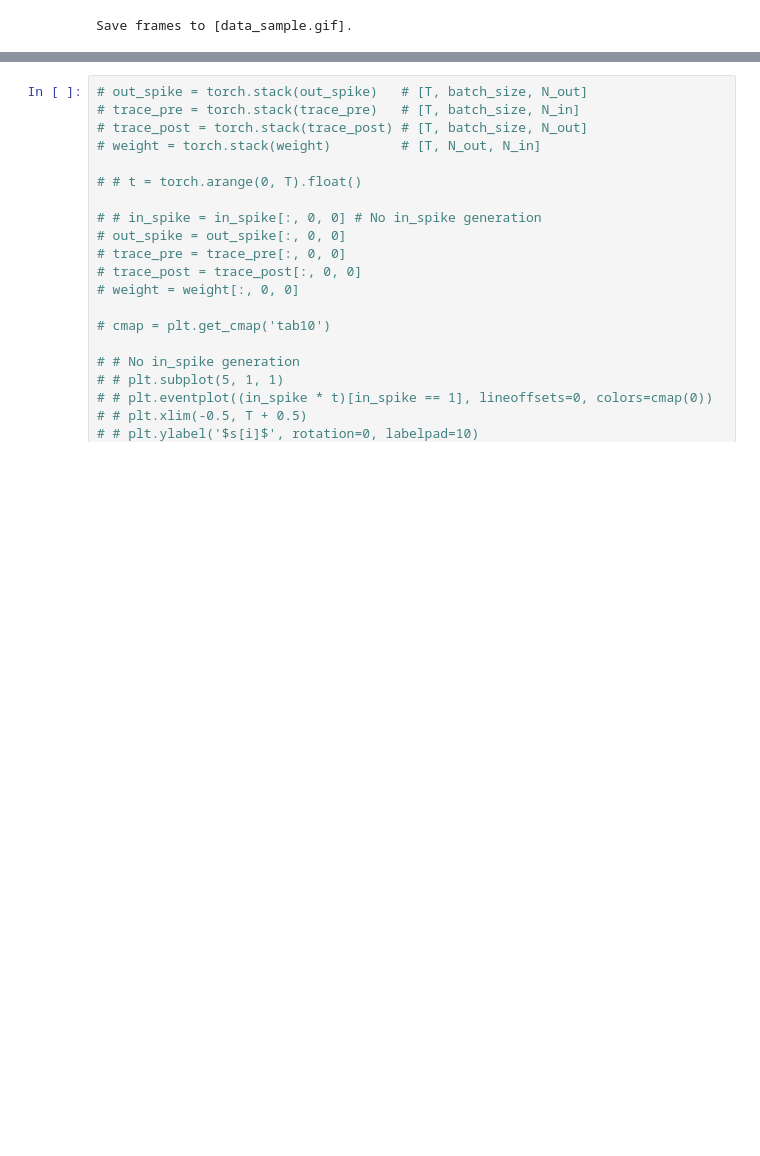
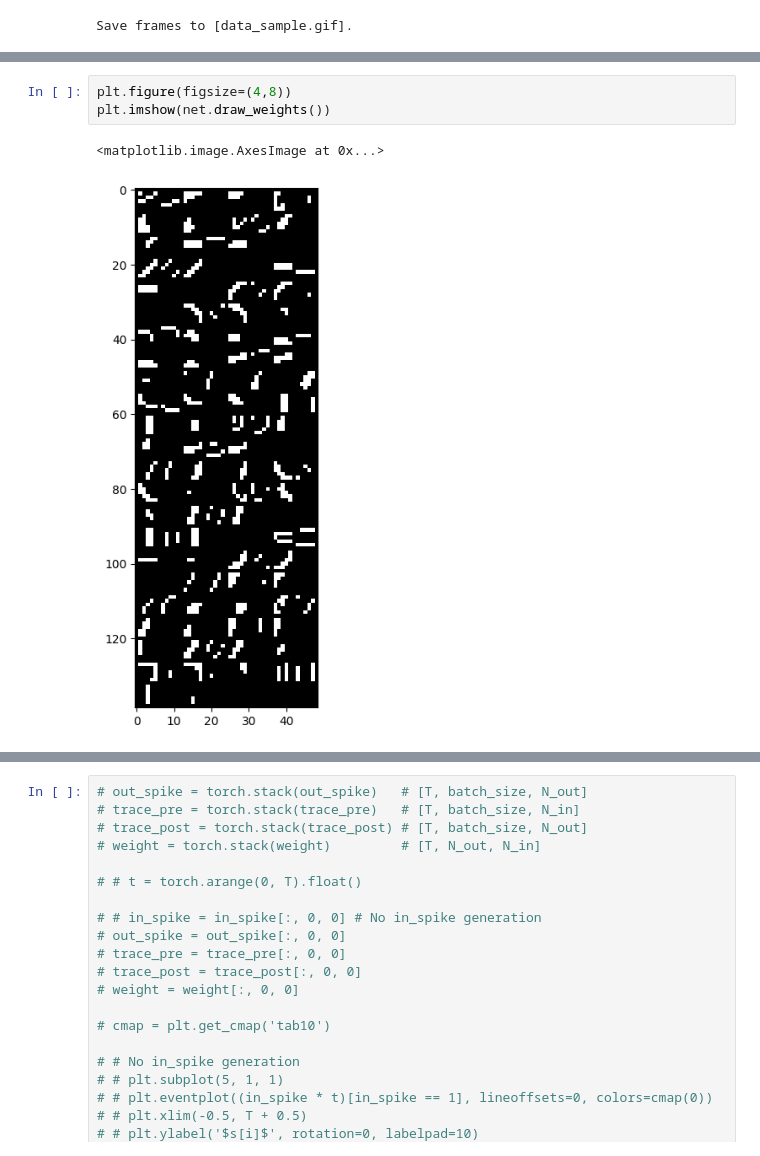
Before and after one commit to brseong/STDP-verification, a Jupyter notebook: stdp_trace.ipynb, the cells around one changed output, grey strips where cells are left out. Drawn from its saved outputs; the diff is of its cells as text; blank space fills up the shorter version.

```diff
--- a/stdp_trace.ipynb
+++ b/stdp_trace.ipynb
@@ -52,2 +54,8 @@ TypeError: a bytes-like object is required, not 'str'
+# %%
+plt.figure(figsize=(4,8))
+plt.imshow(net.draw_weights())
+# %% [output]
+<matplotlib.image.AxesImage at 0x...>
+[figure, added]
 # %%
 device = ["cpu", "cuda"][torch.cuda.is_available()]
```
Also changed, not shown: parts of 3 cells of this notebook, 5 other files.
